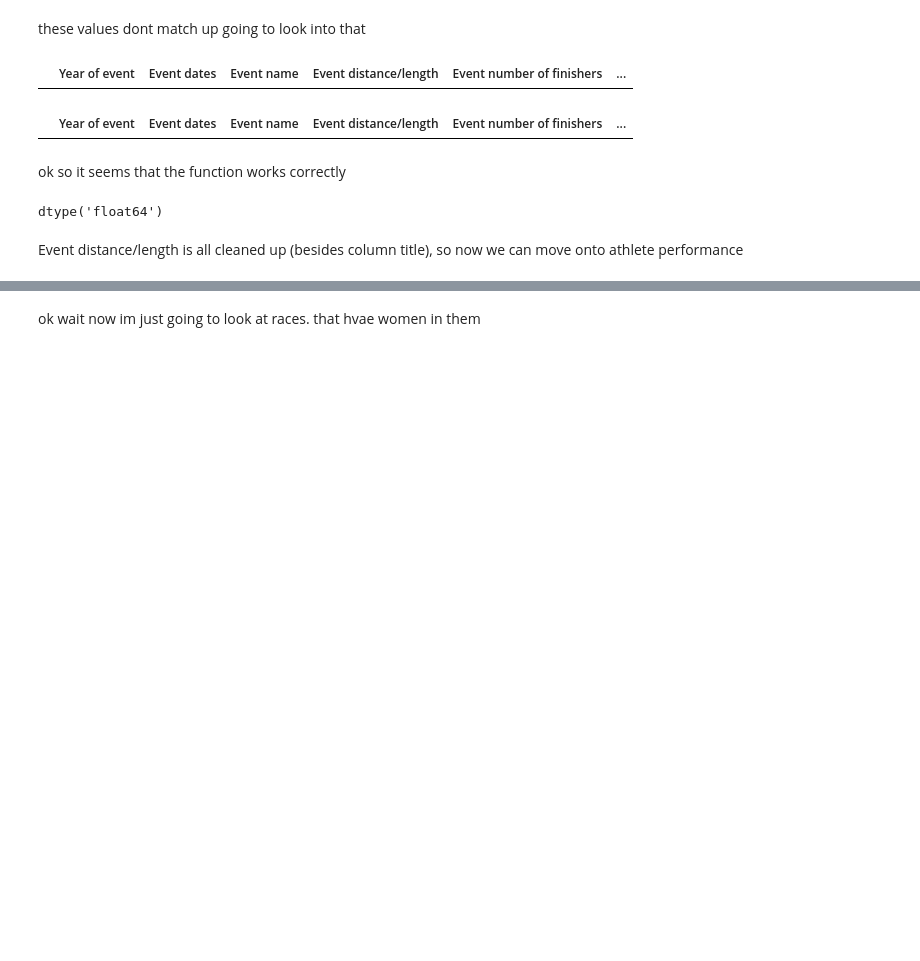
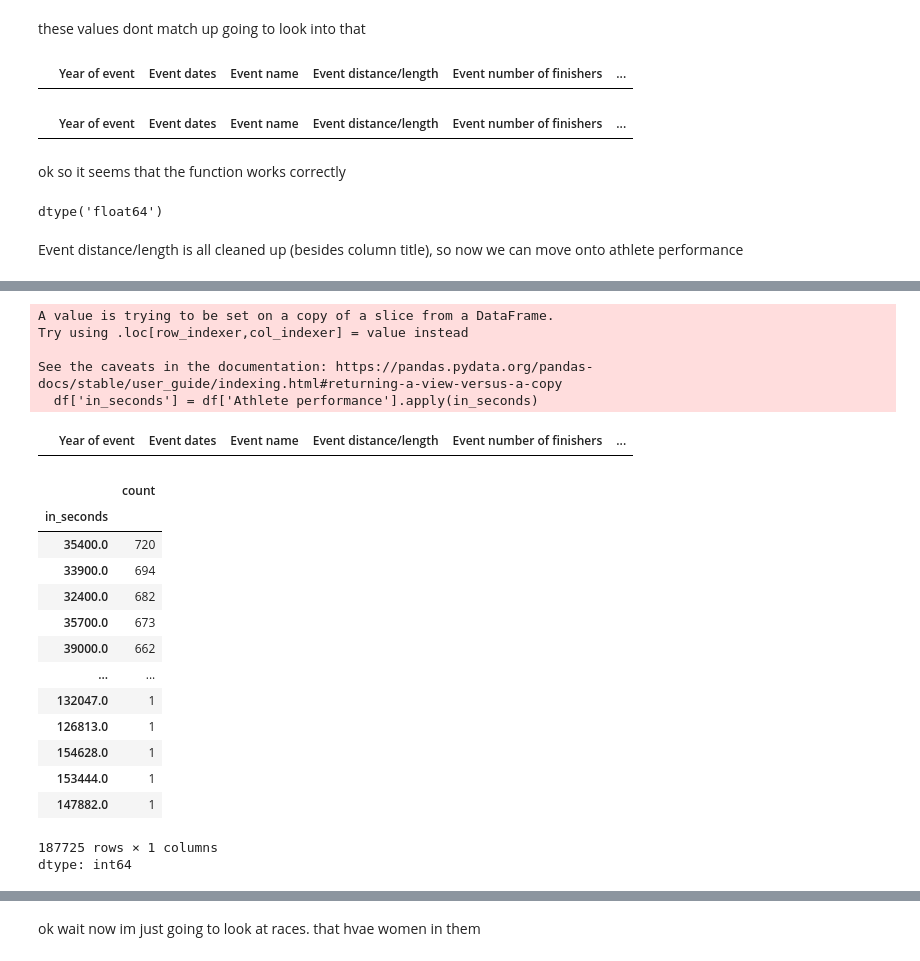
Before and after one commit to kendall-lucas25/women_endurance, a Jupyter notebook: DTSC_220_Final.ipynb, the cells around one changed output, grey strips where cells are left out. Cells and saved outputs as stored; diff of their text form; code cells hidden in the pictures; blank space fills up the shorter version.

```diff
--- a/DTSC_220_Final.ipynb
+++ b/DTSC_220_Final.ipynb
@@ -421,0 +522,30 @@ Event distance/length is all cleaned up (besides column title), so now we can mo
+# %%
+df['in_seconds'] = df['Athlete performance'].apply(in_seconds)
+# %% [output]
+A value is trying to be set on a copy of a slice from a DataFrame.
+Try using .loc[row_indexer,col_indexer] = value instead
+
+See the caveats in the documentation: https://pandas.pydata.org/pandas-docs/stable/user_guide/indexing.html#returning-a-view-versus-a-copy
+  df['in_seconds'] = df['Athlete performance'].apply(in_seconds)
+# %%
+df.loc[(df['in_seconds']==3)]
+# %% [output]
+|  | Year of event | Event dates | Event name | Event distance/length | Event number of finishers | ... |
+# %%
+df['in_seconds'].value_counts()
+# %% [output]
+|  | count |
+| in_seconds |  |
+| 35400.0 | 720 |
+| 33900.0 | 694 |
+| 32400.0 | 682 |
+| 35700.0 | 673 |
+| 39000.0 | 662 |
+| ... | ... |
+| 132047.0 | 1 |
+| 126813.0 | 1 |
+| 154628.0 | 1 |
+| 153444.0 | 1 |
+| 147882.0 | 1 |
+187725 rows × 1 columns
+dtype: int64
```
Also changed, not shown: parts of 18 cells of this notebook.
